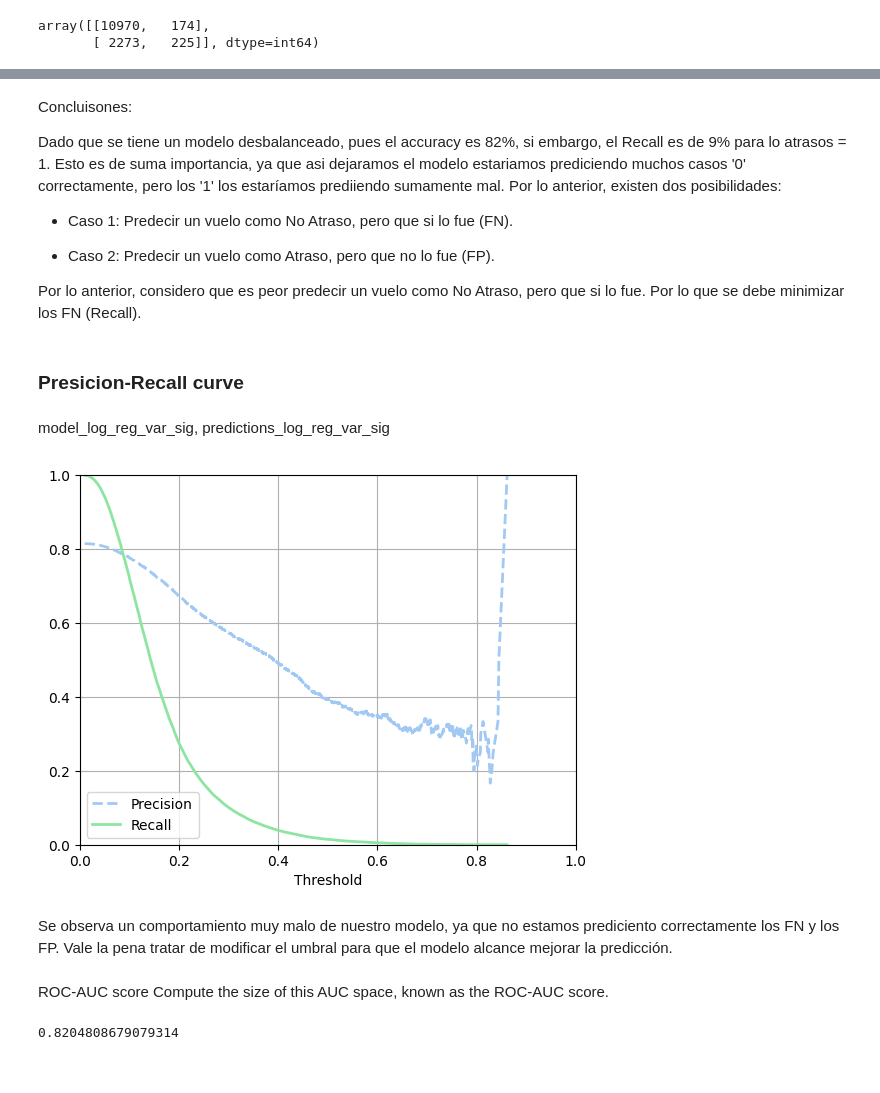
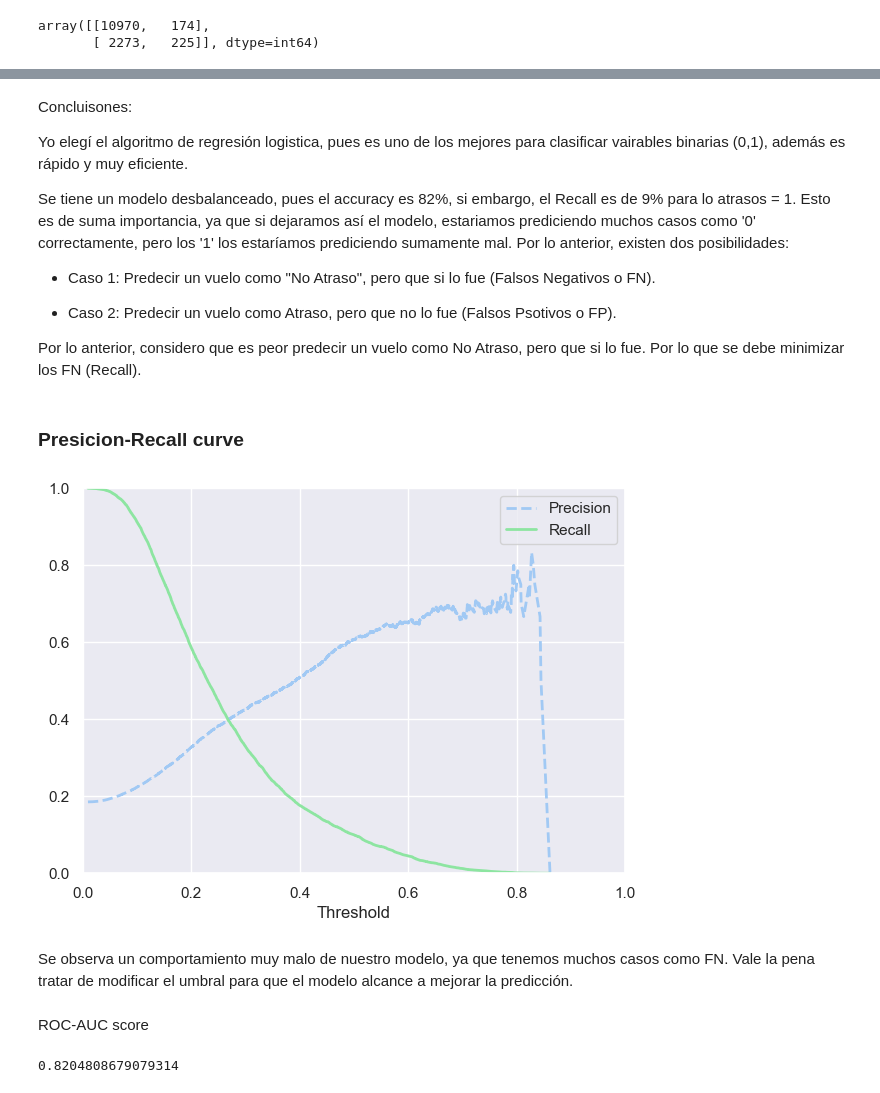
Before and after one commit to djcrotte/Challenge-Data-Scientist-Airline-Dataframe, a Jupyter notebook: solution.ipynb, the cells around one changed output, grey strips where cells are left out. Cells and saved outputs as stored; diff of their text form; code cells hidden in the pictures.

Commit message:
Tercera carga - Se concluye el código de la versión alfa, se agregan más modelos ML y las conclusiones

```diff
--- a/solution.ipynb
+++ b/solution.ipynb
@@ -1735,23 +1664,30 @@ opera_dict_from_list = {}
 for i in value_list:
   opera_dict_from_list[key_list[i]] = value_list[i]
 # %%
-#key_list = list(df.vlo_i.unique())
-#value_list = range(0,len(list(df.vlo_i.unique())),1)
+key_list = list(df.periodo_dia.unique())
+value_list = range(0,len(list(df.periodo_dia.unique())),1)
 
-#vlo_i_dict_from_list = {}
-#for i in value_list:
-#  vlo_i_dict_from_list[key_list[i]] = value_list[i]
+periodo_dia_dict_from_list = {}
+for i in value_list:
+  periodo_dia_dict_from_list[key_list[i]] = value_list[i]
+# %%
+key_list = list(df.tipovuelo.unique())
+value_list = range(0,len(list(df.tipovuelo.unique())),1)
+
+tipovuelo_dict_from_list = {}
+for i in value_list:
+  tipovuelo_dict_from_list[key_list[i]] = value_list[i]
 # %%
 catv = [c for c in df.columns if ('vlo_i' in c)|('dia' in c)|('mes' in c)|('dianom' in c)|('tipovuelo' in c)|('opera' in c)|('siglades' in c)|('temporada_alta' in c)|('periodo_dia' in c)]
 X = df[catv]
 y = df['atraso_15']
 # Encode categorical columns to numbers
-X.tipovuelo.replace({'I':0,'N':1}, inplace=True)
-X.periodo_dia.replace({'mañana':0,'tarde':1,'noche':2}, inplace=True)
+#X.tipovuelo.replace({'I':0,'N':1}, inplace=True)
+X.tipovuelo.replace(tipovuelo_dict_from_list, inplace=True)
+X.periodo_dia.replace(periodo_dia_dict_from_list, inplace=True)
 X.dianom.replace(dianom_dict_from_list, inplace=True)
 X.opera.replace(opera_dict_from_list, inplace=True)
 X.siglades.replace(siglades_dict_from_list, inplace=True)
-#X.vlo_i.replace(vlo_i_dict_from_list, inplace=True)
 X
 # %% [output]
 |  | vlo_i | dia | mes | dianom | tipovuelo | opera | siglades | temporada_alta | periodo_dia |
@@ -2010,39 +1947,40 @@ Cuando comparamos las metricas de desempeño de los modelos, se observan resulta
 # %% [markdown]
 Concluisones:
 
-Dado que se tiene un modelo desbalanceado, pues el accuracy es 82%, si embargo, el Recall es de  9% para lo atrasos = 1. Esto es de suma importancia, ya que asi dejaramos el modelo estariamos prediciendo muchos casos '0' correctamente, pero los '1' los estaríamos prediiendo sumamente mal. Por lo anterior, existen dos posibilidades:
+Yo elegí el algoritmo de regresión logistica, pues es uno de los mejores para clasificar vairables binarias (0,1), además es rápido y muy eficiente.
 
-* Caso 1: Predecir un vuelo como No Atraso, pero que si lo fue (FN).
+Se tiene un modelo desbalanceado, pues el accuracy es 82%, si embargo, el Recall es de  9% para lo atrasos = 1. Esto es de suma importancia, ya que si dejaramos así el modelo, estariamos prediciendo muchos casos como '0' correctamente, pero los '1' los estaríamos prediciendo sumamente mal. Por lo anterior, existen dos posibilidades:
 
-* Caso 2: Predecir un vuelo como Atraso, pero que no lo fue (FP).
+* Caso 1: Predecir un vuelo como "No Atraso", pero que si lo fue (Falsos Negativos o FN).
+
+* Caso 2: Predecir un vuelo como Atraso, pero que no lo fue (Falsos Psotivos o FP).
 
 Por lo anterior, considero que es peor predecir un vuelo como No Atraso, pero que si lo fue. Por lo que se debe minimizar los FN (Recall).
 # %% [markdown]
 ### Presicion-Recall curve
-# %% [markdown]
-model_log_reg_var_sig, predictions_log_reg_var_sig
 # %%
 from sklearn.metrics import precision_recall_curve
 # Getting prediction probabilities
 y_scores = model_log_reg_var_sig.predict_proba(x_train)
 y_scores = y_scores[:,1]
 
-precision, recall, threshold = precision_recall_curve(y_train, y_scores, pos_label=0)
+precision, recall, threshold = precision_recall_curve(y_train, y_scores, pos_label=1)
 
 def plot_precision_recall_vs_threshold(precision, recall, threshold):
     plt.plot(threshold, precision[:-1], "b--", label="Precision", linewidth=2)
     plt.plot(threshold, recall[:-1], "g-", label="Recall", linewidth=2)
     plt.xlabel("Threshold")
     plt.axis([0, 1, 0, 1])
     plt.grid(True)
     plt.legend()
 
+plt.figure(figsize=(7, 5))
 plot_precision_recall_vs_threshold(precision, recall, threshold)
 plt.show()
 # %% [output]
-[figure, old version]
+[figure, new version]
 # %% [markdown]
-Se observa un comportamiento muy malo de nuestro modelo, ya que no estamos prediciento correctamente los FN y los FP. Vale la pena tratar de modificar el umbral para que el modelo alcance  mejorar la predicción.
+Se observa un comportamiento muy malo de nuestro modelo, ya que tenemos muchos casos como FN. Vale la pena tratar de modificar el umbral para que el modelo alcance a mejorar la predicción.
 # %%
 prediction_labels = model_log_reg_var_sig.predict(x_test)
 prediction_scores = model_log_reg_var_sig.predict_proba(x_test)
@@ -2053,9 +1991,8 @@ from sklearn.metrics import accuracy_score, roc_auc_score, roc_curve, confusion_
 
 fpr, tpr, thresholds = roc_curve(y_test.values, prediction_scores[:,1], pos_label=1)
 false_positive_rate, true_positive_rate, thresholds = roc_curve(y_test.values, prediction_scores[:,1], pos_label=1)
-# %% [markdown]
-ROC-AUC score
-Compute the size of this AUC space, known as the ROC-AUC score.
+# %% [markdown]
+ROC-AUC score
 # %%
 accuracy_score(y_test, prediction_labels)
 # %% [output]
```
Also changed, not shown: parts of 121 cells of this notebook, 7 other files.
